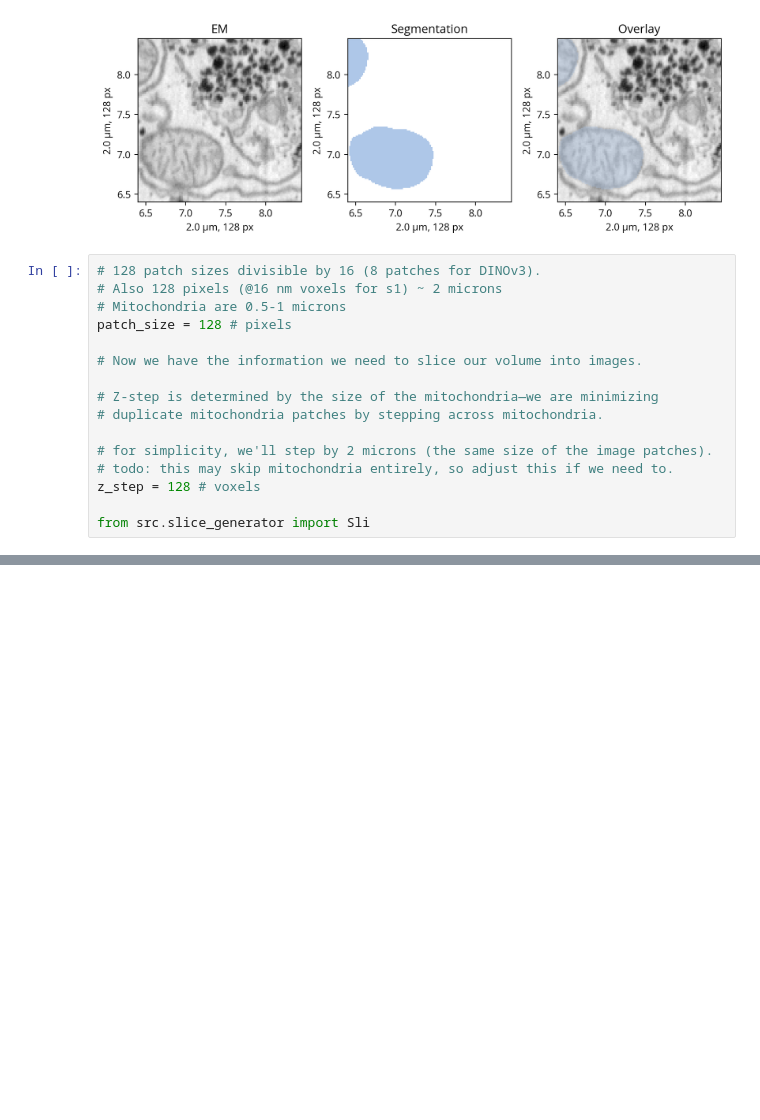
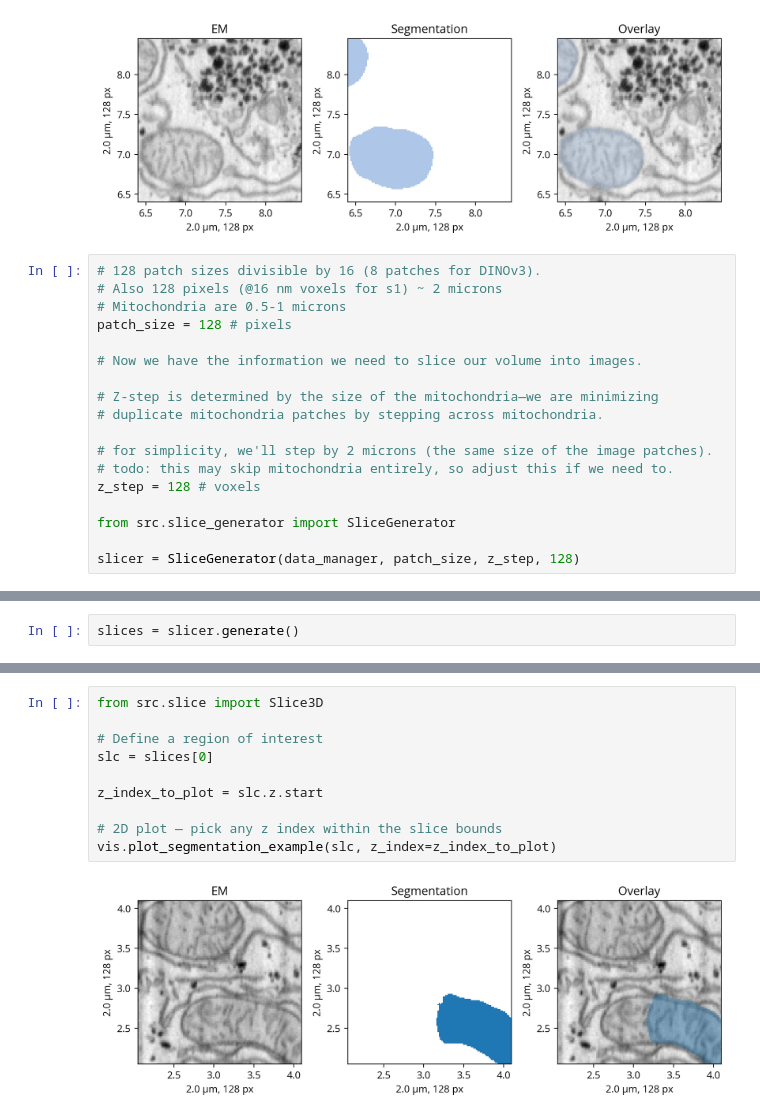
Before and after one commit to trngt/coding-tasks, a Jupyter notebook: task2/Explore_Mito_Data.ipynb, the cells around one changed output, grey strips where cells are left out. Cells and saved outputs as stored; diff of their text form; blank space fills up the shorter version.

```diff
--- a/task2/Explore_Mito_Data.ipynb
+++ b/task2/Explore_Mito_Data.ipynb
@@ -79,4 +79,6 @@ patch_size = 128 # pixels
 # todo: this may skip mitochondria entirely, so adjust this if we need to.
 z_step = 128 # voxels
 
-from src.slice_generator import Sli
+from src.slice_generator import SliceGenerator
+
+slicer = SliceGenerator(data_manager, patch_size, z_step, 128)
@@ -89,0 +85,2 @@ patches[-2:]
+# %%
+slices = slicer.generate()
@@ -89,0 +100,12 @@ patches[-2:]
+# %%
+from src.slice import Slice3D
+
+# Define a region of interest
+slc = slices[0]
+
+z_index_to_plot = slc.z.start
+
+# 2D plot — pick any z index within the slice bounds
+vis.plot_segmentation_example(slc, z_index=z_index_to_plot)
+# %% [output]
+[figure, added]
```
Also changed, not shown: parts of 3 cells of this notebook, 1 other file.
